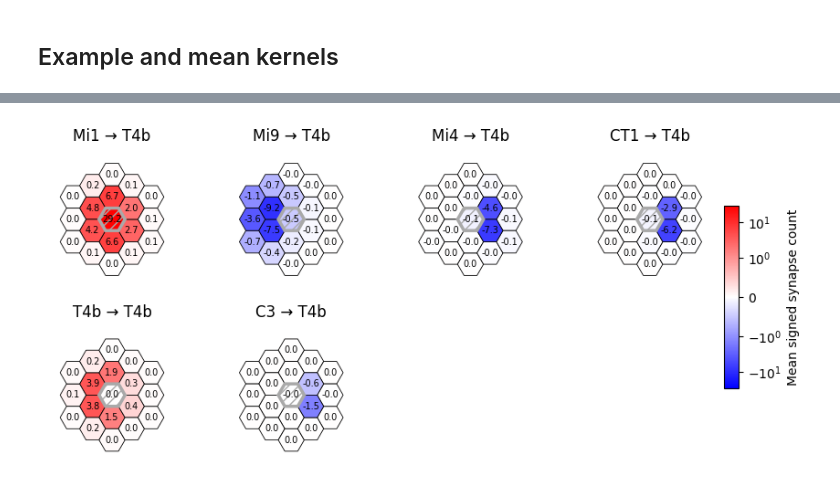
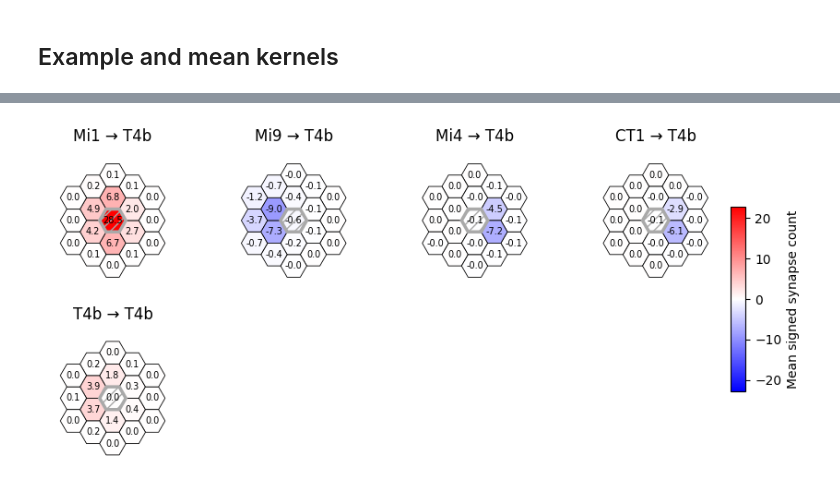
Before and after one commit to Fitzgerald-Lab-NU/connectome_analysis, a Jupyter notebook: visualize_kernels.ipynb, the cells around one changed output, grey strips where cells are left out. Saved outputs shown, nothing was run; the diff lists cells and outputs as text; code cells hidden in the pictures.

```diff
--- a/visualize_kernels.ipynb
+++ b/visualize_kernels.ipynb
@@ -163,8 +174,8 @@ def compute_kernel(
 # %%
 kernel, full_kernels = compute_kernel(
     edges,
-    pre_type="Mi1",
-    post_type="T4b")
+    pre_type="CT1",
+    post_type="T5b")
 
 full_kernels
 # %% [output]
@@ -184,7 +195,7 @@ full_kernels
 # %%
 import math
 
-n_samples = 7
+n_samples = 8
 max_cols = 4
 
 valid_posts = (
@@ -198,7 +209,7 @@ n_samples = min(n_samples, len(valid_posts))
 
 post_ids = (
     valid_posts["post"]
-    .sample(n=n_samples, random_state=0)
+    .sample(n=n_samples, random_state=1)
     .to_list()
 )
 
@@ -233,10 +244,10 @@ for ax, post_id in zip(axes_flat, post_ids):
                         radius=4, cmap="bwr",
                         norm = shared_norm,
                         add_colorbar=False,
-                        plot_labels=False,
+                        plot_labels=True,
                         ax=ax,use_input_relative_to_target=True,
-                        mirror_x=False,
-                        mirror_y=False,
+                        mirror_x=True,
+                        mirror_y=True,
                         title=post_id)
 for ax in axes_flat[n:]:
     ax.axis("off")
@@ -436,7 +452,7 @@ for pre_type in input_types:
     )
     kernels[pre_type] = kernel
 
-threshold = 0.1
+threshold = 2.5
 
 kernel_strength = {
     pre_type: kernels[pre_type][value_col].abs().max()
@@ -462,21 +478,21 @@ all_vals = np.concatenate([
     for k in kernels.values()
 ])
 
-vmax = np.nanmax(np.abs(all_vals))
+vmax = np.nanmax(np.abs(all_vals))*0.8
 
-# norm = TwoSlopeNorm(
+norm = TwoSlopeNorm(
+    vmin=-vmax,
+    vcenter=0,
+    vmax=vmax
+)
+
+# norm = SymLogNorm(
+#     linthresh=1,      # values between -1 and 1 are linear
+#     linscale=1,
 #     vmin=-vmax,
-#     vcenter=0,
-#     vmax=vmax
+#     vmax=vmax,
+#     base=10
 # )
-
-norm = SymLogNorm(
-    linthresh=1,      # values between -1 and 1 are linear
-    linscale=1,
-    vmin=-vmax,
-    vmax=vmax,
-    base=10
-)
 
 import math
 n = len(input_types)
@@ -503,32 +519,32 @@ for ax, pre_type in zip(axes_flat, input_types):
         title=f"{pre_type} → {post_type}",
         plot_labels=True,
         use_input_relative_to_target=True,
         mirror_x=True,
         mirror_y=True,
     )
 
 
 for ax in axes_flat:
     ax.axis("off")
 
 # Common colorbar
 sm = plt.cm.ScalarMappable(norm=norm, cmap=plt.get_cmap("bwr"))
 sm.set_array([])
 plt.tight_layout(rect=[0, 0, 0.88, 1]) #[left, bottom, right, top]
 
 cax = fig.add_axes([0.97, 0.25, 0.02, 0.5]) # [left, bottom, width, height]
 cbar = fig.colorbar(
     sm,
     cax=cax,
     shrink=0.4,
     location="right",
     label="Mean signed synapse count"
 )
 
 # fig.suptitle(f"Signed spatial input kernels onto {post_type}", fontsize=16, y=1.02)
 
 fig.tight_layout()
-# fig.savefig(f"images/{post_type}_input_RF.png", dpi=300)
+fig.savefig(f"images/{post_type}_input_RF.png", dpi=300, bbox_inches='tight')
 plt.show()
 # %% [output]
-[figure, old version]
+[figure, new version]
```
Also changed, not shown: parts of 8 cells of this notebook.
